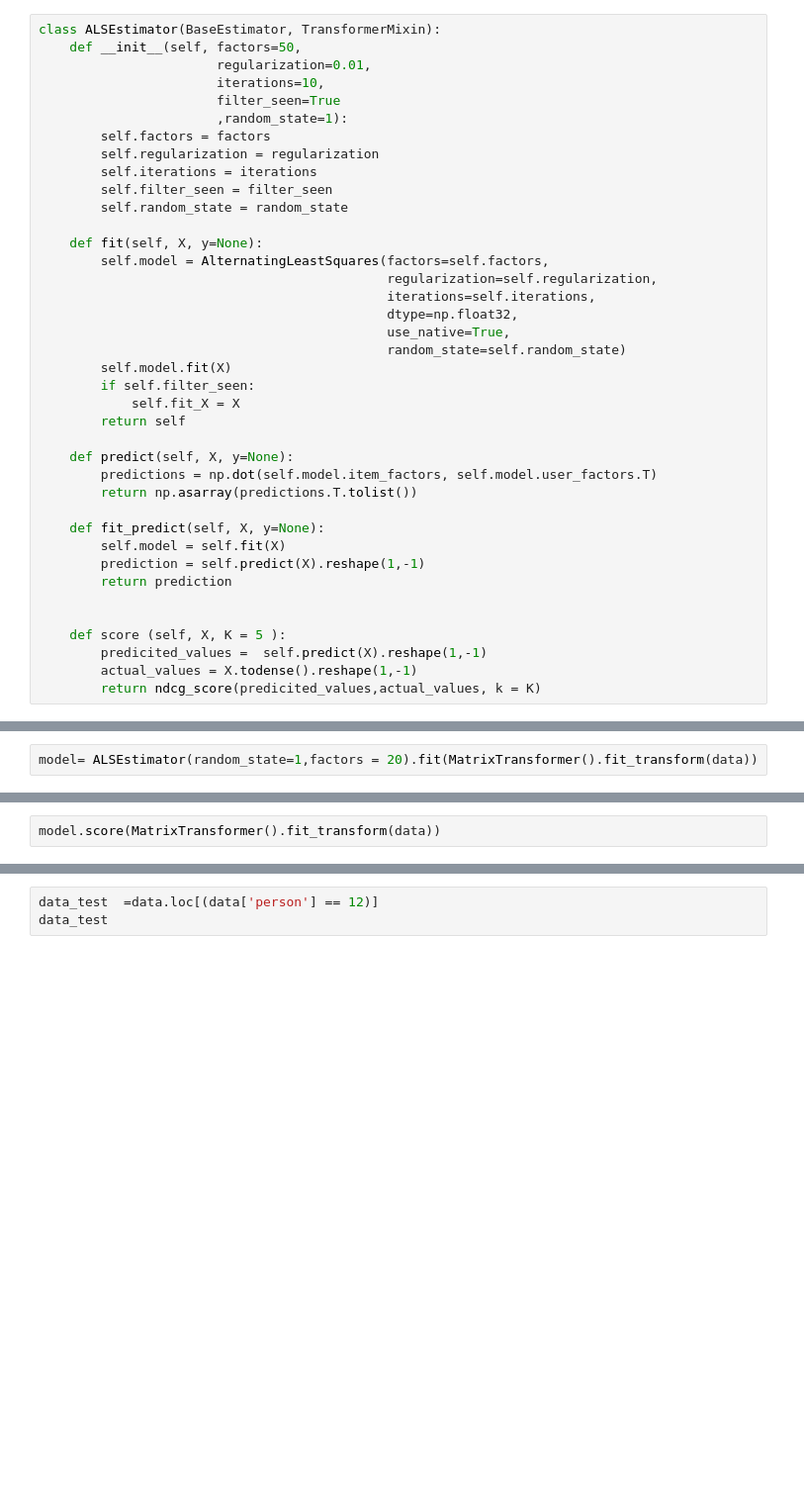
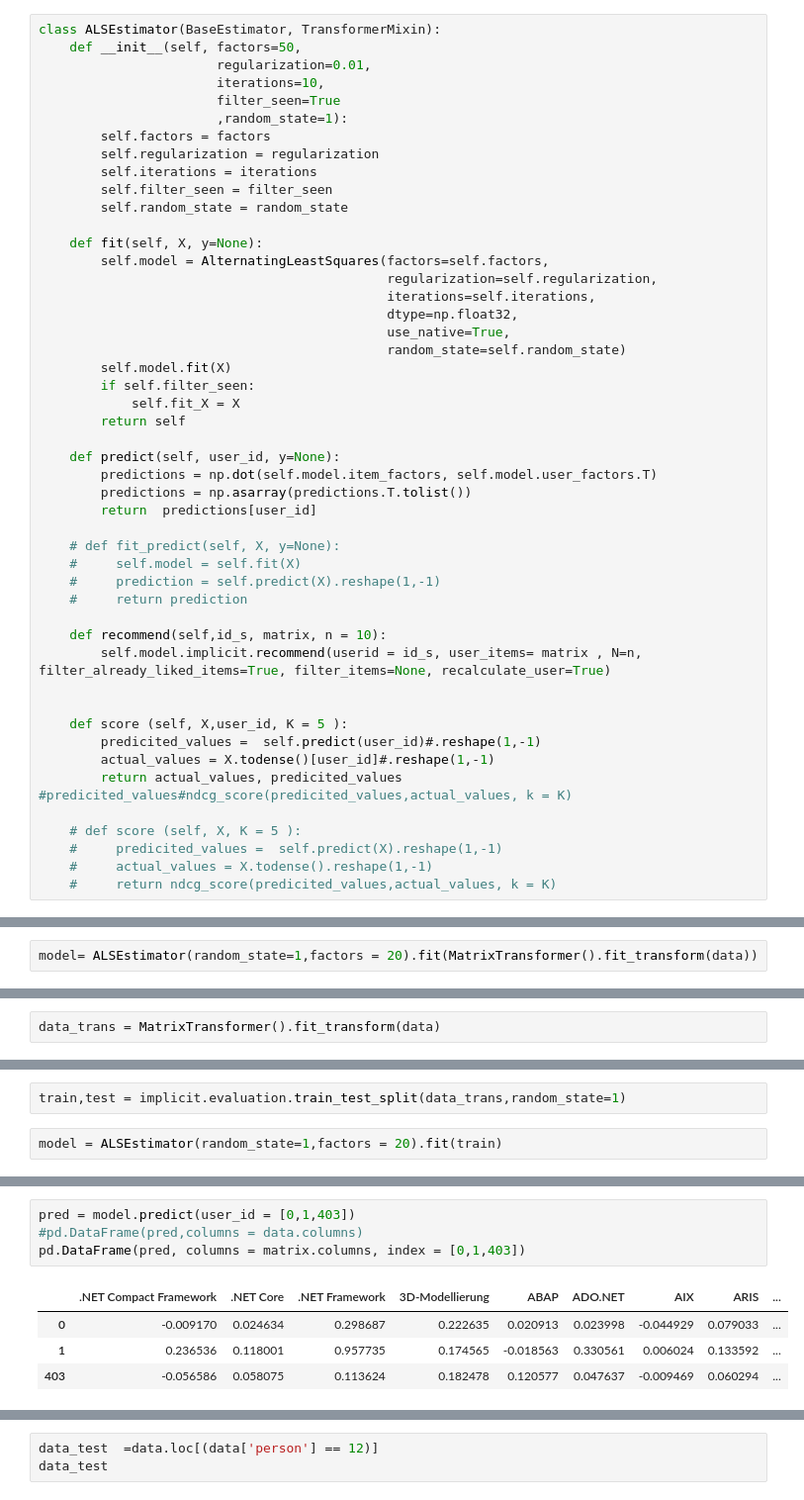
Before and after one commit to maximizer36/DS_AP, a Jupyter notebook: AP_binary_implicit_gridsearch.ipynb, the cells around one changed output, grey strips where cells are left out. Shown at 99% size. Drawn from its saved outputs; the diff is of its cells as text; blank space fills up the shorter version.

```diff
--- a/AP_binary_implicit_gridsearch.ipynb
+++ b/AP_binary_implicit_gridsearch.ipynb
@@ -115,17 +115,26 @@ class ALSEstimator(BaseEstimator, TransformerMixin):
             self.fit_X = X
         return self
 
-    def predict(self, X, y=None):
+    def predict(self, user_id, y=None):
         predictions = np.dot(self.model.item_factors, self.model.user_factors.T)
-        return np.asarray(predictions.T.tolist())
+        predictions = np.asarray(predictions.T.tolist())
+        return  predictions[user_id]
 
-    def fit_predict(self, X, y=None):
-        self.model = self.fit(X)
-        prediction = self.predict(X).reshape(1,-1)
-        return prediction
+    # def fit_predict(self, X, y=None):
+    #     self.model = self.fit(X)
+    #     prediction = self.predict(X).reshape(1,-1)
+    #     return prediction
+
+    def recommend(self,id_s, matrix, n = 10):
+        self.model.implicit.recommend(userid = id_s, user_items= matrix , N=n, filter_already_liked_items=True, filter_items=None, recalculate_user=True)
 
 
-    def score (self, X, K = 5 ):
-        predicited_values =  self.predict(X).reshape(1,-1)
-        actual_values = X.todense().reshape(1,-1)
-        return ndcg_score(predicited_values,actual_values, k = K)
+    def score (self, X,user_id, K = 5 ):
+        predicited_values =  self.predict(user_id)#.reshape(1,-1)
+        actual_values = X.todense()[user_id]#.reshape(1,-1)
+        return actual_values, predicited_values #predicited_values#ndcg_score(predicited_values,actual_values, k = K)
+
+    # def score (self, X, K = 5 ):
+    #     predicited_values =  self.predict(X).reshape(1,-1)
+    #     actual_values = X.todense().reshape(1,-1)
+    #     return ndcg_score(predicited_values,actual_values, k = K)
@@ -214,2 +323,2 @@ model= ALSEstimator(random_state=1,factors = 20).fit(MatrixTransformer().fit_tra
 # %%
-model.score(MatrixTransformer().fit_transform(data))
+data_trans = MatrixTransformer().fit_transform(data)
@@ -217,0 +325,4 @@ model.score(MatrixTransformer().fit_transform(data))
+# %%
+train,test = implicit.evaluation.train_test_split(data_trans,random_state=1)
+# %%
+model = ALSEstimator(random_state=1,factors = 20).fit(train)
@@ -217,0 +347,9 @@ model.score(MatrixTransformer().fit_transform(data))
+# %%
+pred = model.predict(user_id = [0,1,403])
+#pd.DataFrame(pred,columns = data.columns)
+pd.DataFrame(pred, columns = matrix.columns, index = [0,1,403])
+# %% [output]
+|  | .NET Compact Framework | .NET Core | .NET Framework | 3D-Modellierung | ABAP | ADO.NET | AIX | ARIS | ... |
+| 0 | -0.009170 | 0.024634 | 0.298687 | 0.222635 | 0.020913 | 0.023998 | -0.044929 | 0.079033 | ... |
+| 1 | 0.236536 | 0.118001 | 0.957735 | 0.174565 | -0.018563 | 0.330561 | 0.006024 | 0.133592 | ... |
+| 403 | -0.056586 | 0.058075 | 0.113624 | 0.182478 | 0.120577 | 0.047637 | -0.009469 | 0.060294 | ... |
```
Also changed, not shown: parts of 21 cells of this notebook, 2 other files.
